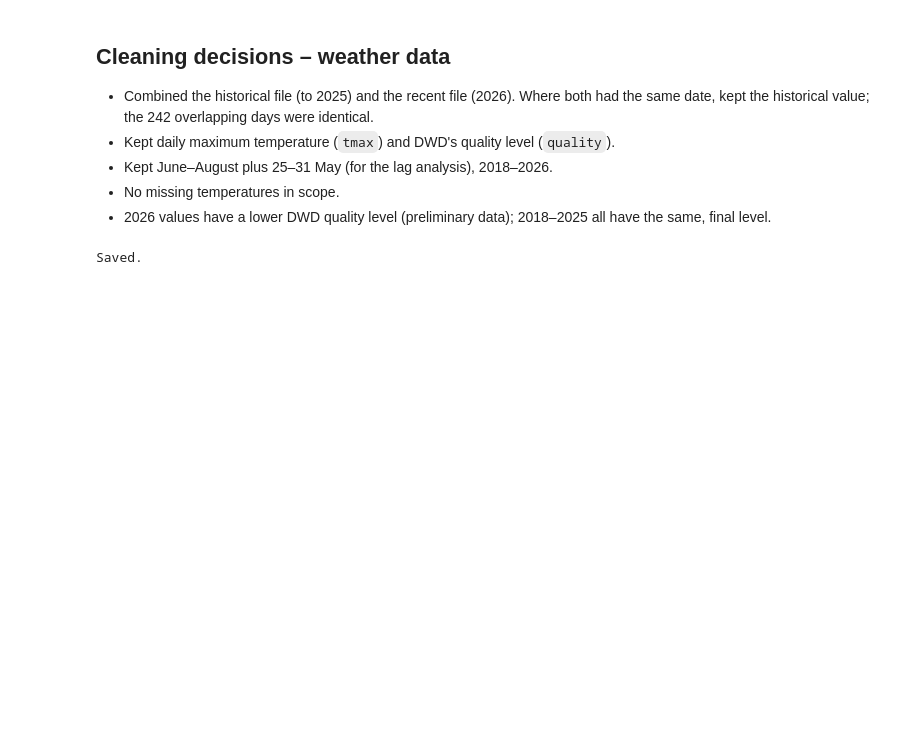
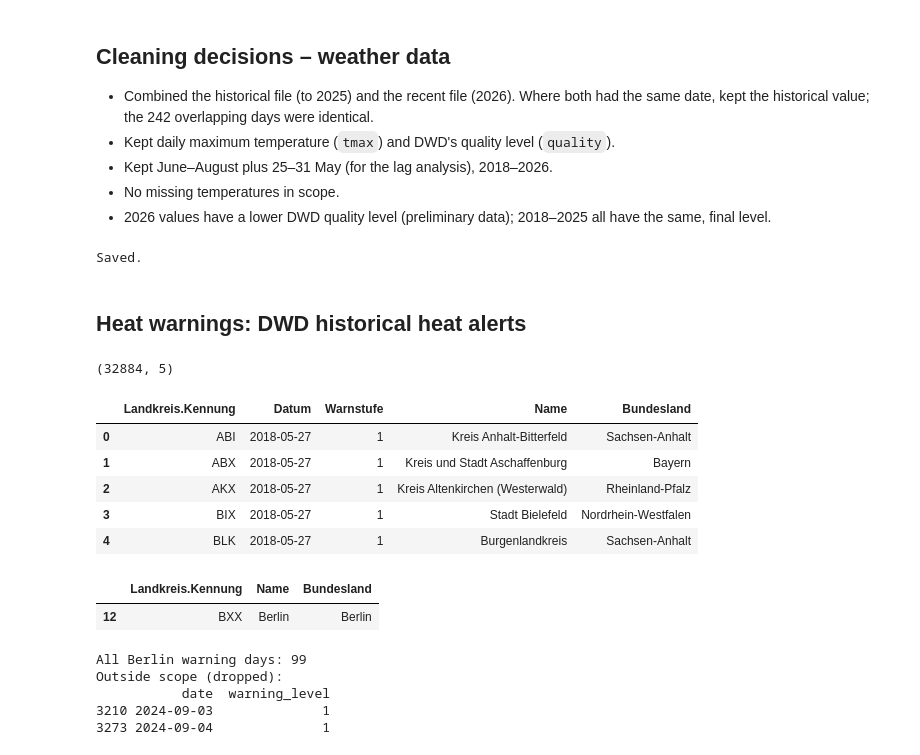
Before and after one commit to andreacarlocerri/Berlin-under-Heat, a Jupyter notebook: notebooks/02_cleaning.ipynb, the cells around one changed output. Cells and saved outputs as stored; diff of their text form; code cells hidden in the pictures; blank space fills up the shorter version.

```diff
--- a/notebooks/02_cleaning.ipynb
+++ b/notebooks/02_cleaning.ipynb
@@ -277,3 +277,53 @@ weather_clean.to_csv(clean_folder / "weather_clean.csv", index=False)
 print("Saved.")
 # %% [output]
 Saved.
+# %% [markdown]
+## Heat warnings: DWD historical heat alerts
+# %%
+warning_tables = []
+
+for year in range(2018, 2027):
+    df = pd.read_csv(raw_folder / f"heat_alerts_{year}.csv", encoding="utf-8-sig")
+    warning_tables.append(df)
+
+warnings_all = pd.concat(warning_tables)
+
+print(warnings_all.shape)
+warnings_all.head()
+# %% [output]
+(32884, 5)
+|  | Landkreis.Kennung | Datum | Warnstufe | Name | Bundesland |
+| 0 | ABI | 2018-05-27 | 1 | Kreis Anhalt-Bitterfeld | Sachsen-Anhalt |
+| 1 | ABX | 2018-05-27 | 1 | Kreis und Stadt Aschaffenburg | Bayern |
+| 2 | AKX | 2018-05-27 | 1 | Kreis Altenkirchen (Westerwald) | Rheinland-Pfalz |
+| 3 | BIX | 2018-05-27 | 1 | Stadt Bielefeld | Nordrhein-Westfalen |
+| 4 | BLK | 2018-05-27 | 1 | Burgenlandkreis | Sachsen-Anhalt |
+# %%
+warnings_all[warnings_all["Name"].str.contains("Berlin")][["Landkreis.Kennung", "Name", "Bundesland"]].drop_duplicates()
+# %% [output]
+|  | Landkreis.Kennung | Name | Bundesland |
+| 12 | BXX | Berlin | Berlin |
+# %%
+warnings_clean = warnings_all[warnings_all["Landkreis.Kennung"] == "BXX"].copy()
+warnings_clean = warnings_clean[["Datum", "Warnstufe"]].rename(columns={
+    "Datum": "date",
+    "Warnstufe": "warning_level"
+})
+warnings_clean["date"] = pd.to_datetime(warnings_clean["date"])
+
+print("All Berlin warning days:", len(warnings_clean))
+
+month = warnings_clean["date"].dt.month
+day = warnings_clean["date"].dt.day
+in_scope = month.isin([6, 7, 8]) | ((month == 5) & (day >= 25))
+
+print("Outside scope (dropped):")
+print(warnings_clean[~in_scope])
+
+warnings_clean = warnings_clean[in_scope].reset_index(drop=True)
+# %% [output]
+All Berlin warning days: 99
+Outside scope (dropped):
+           date  warning_level
+3210 2024-09-03              1
+3273 2024-09-04              1
```
Also changed, not shown: parts of 10 cells of this notebook, 11 other files.
